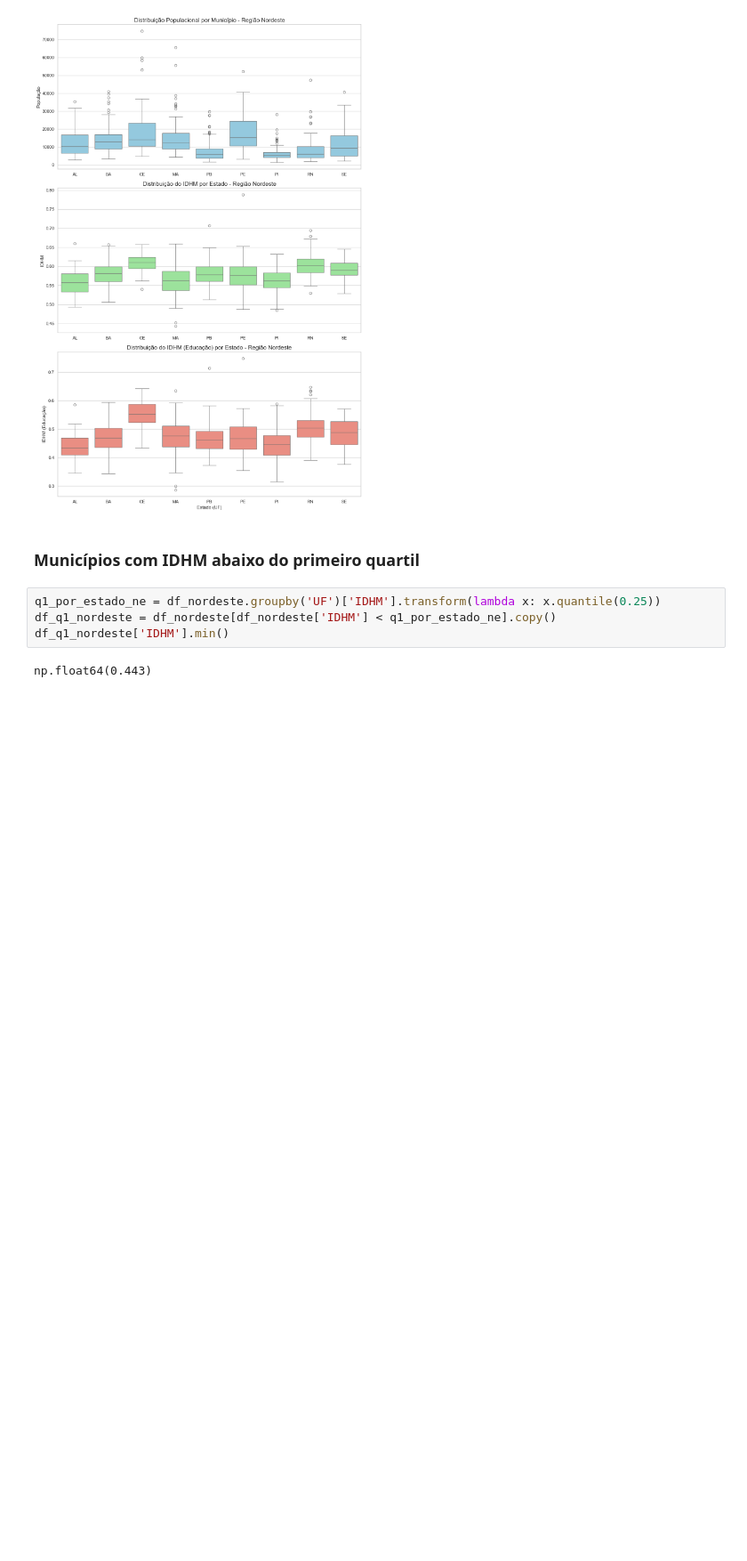
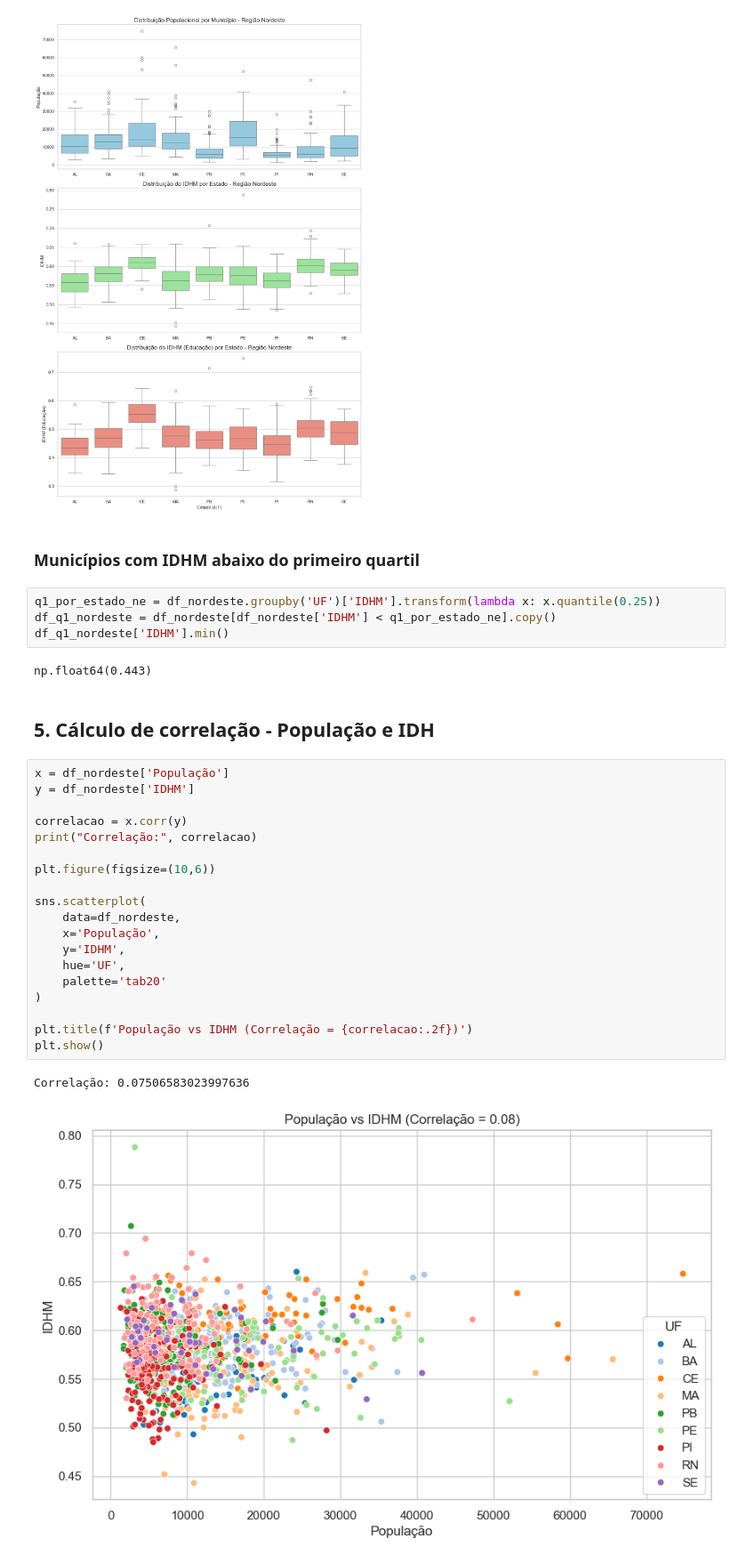
Before and after one commit to brendalima7/ciencia-dos-dados-aps1, a Jupyter notebook: notebooks/aps1.ipynb, the cells around one changed output. Shown at 89% size. Cells and saved outputs as stored; diff of their text form; blank space fills up the shorter version.

Commit message:
feat: correlacao entre populacao e IDHM tarefa 5

```diff
--- a/notebooks/aps1.ipynb
+++ b/notebooks/aps1.ipynb
@@ -202,3 +202,27 @@ df_q1_nordeste = df_nordeste[df_nordeste['IDHM'] < q1_por_estado_ne].copy()
 df_q1_nordeste['IDHM'].min()
 # %% [output]
 np.float64(0.443)
+# %% [markdown]
+## 5. Cálculo de correlação - População e IDH
+# %%
+x = df_nordeste['População']
+y = df_nordeste['IDHM']
+
+correlacao = x.corr(y)
+print("Correlação:", correlacao)
+
+plt.figure(figsize=(10,6))
+
+sns.scatterplot(
+    data=df_nordeste,
+    x='População',
+    y='IDHM',
+    hue='UF',
+    palette='tab20'
+)
+
+plt.title(f'População vs IDHM (Correlação = {correlacao:.2f})')
+plt.show()
+# %% [output]
+Correlação: 0.07506583023997636
+[figure, added]
```
Also changed, not shown: parts of 2 cells of this notebook.
